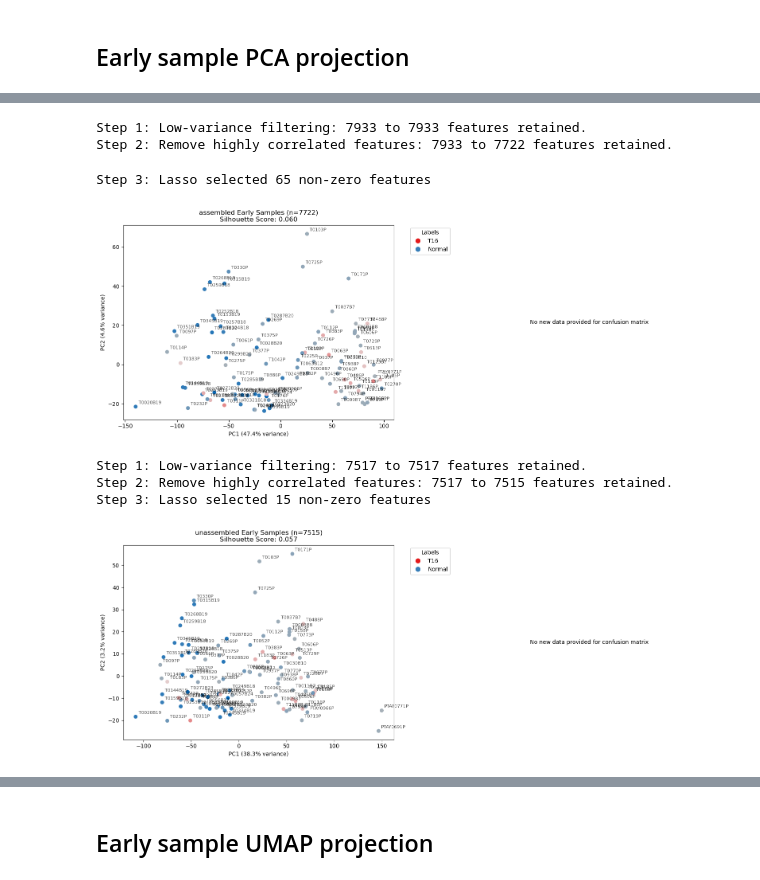
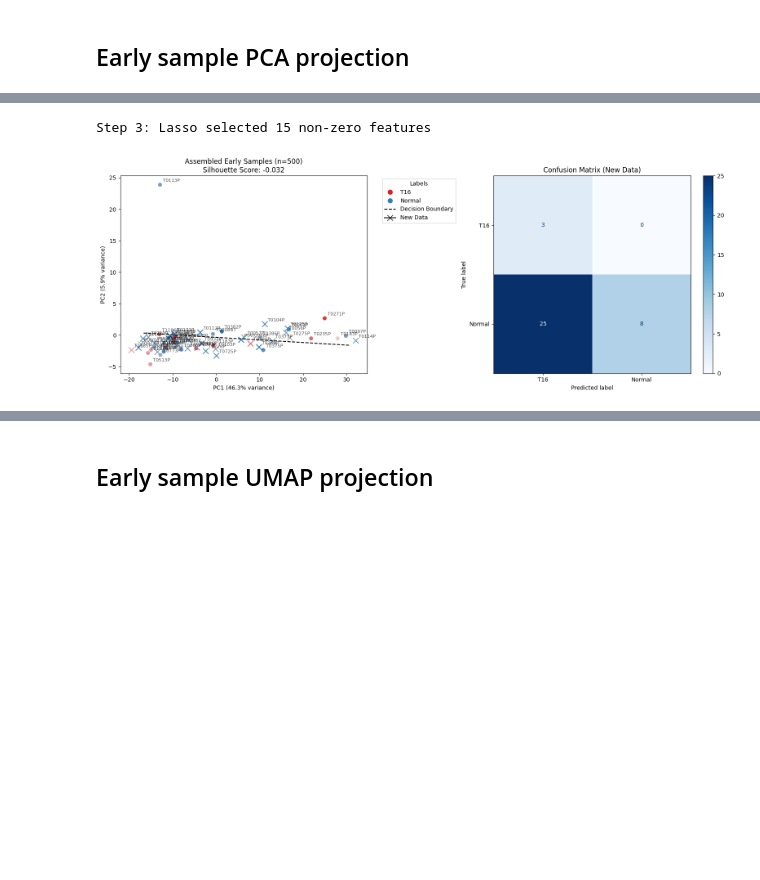
Before and after one commit to vanreality/ml_trisomy_detection, a Jupyter notebook: bin/summary.ipynb, the cells around one changed output, grey strips where cells are left out. Saved outputs shown, nothing was run; the diff lists cells and outputs as text; code cells hidden in the pictures; blank space fills up the shorter version.

Commit message:
Analyze T21 samples and batch effect

```diff
--- a/bin/summary.ipynb
+++ b/bin/summary.ipynb
@@ -424,26 +429,29 @@ def single_pca_svm_plot(df, feature_cols, labels_to_keep, title, new_df=None, pl
     plt.tight_layout()
     plt.show()
 # %%
-for assembly in ['assembled', 'unassembled']:
-    df = dfs['train'][assembly].copy()
+# Early sample projection
+for assembly in ['Assembled', 'Unassembled']:
+# for assembly in ['Assembled']:
+    df = dfs['Train'][assembly].copy()
     early_df = df[df['sample'].isin(early_samples)]
 
     # Filter rows
     labels_to_keep = ['T16', 'Normal']
+    state_to_drop = ['Delivered']
 
     feature_cols = [col for col in df.columns if ':' in col]
 
     # Filter cols
     # Unsupervised feature selection
-    # feature_sorted = pca_feature_selection(df)
+    # feature_sorted = pca_feature_selection(early_df)
     # feature_cols = feature_sorted[:500].tolist()
     # feature_cols = feature_sorted.tolist()
 
     # Supervised feature selection
-    # feature_sorted = lasso_feature_selection(early_df)
-    # feature_cols = feature_sorted[:1000].tolist()
+    feature_sorted = lasso_feature_selection(early_df)
+    feature_cols = feature_sorted[:500].tolist()
 
-    cols = ['sample', 'week', 'label'] + feature_cols
+    cols = ['sample', 'week', 'label', 'state'] + feature_cols
 
     df_to_plot = early_df[cols]
     df_to_plot = df_to_plot[df_to_plot['label'].isin(labels_to_keep)]
@@ -451,8 +459,12 @@ for assembly in ['assembled', 'unassembled']:
     add_df_1 = df[~df['sample'].isin(early_samples)][cols]
     add_df_1 = add_df_1[add_df_1['label'].isin(labels_to_keep)]
 
-    add_df_2 = dfs['val'][assembly][cols]
+    add_df_2 = dfs['Validation'][assembly].copy()[cols]
     add_df_2 = add_df_2[add_df_2['label'].isin(labels_to_keep)]
+    add_df_2 = add_df_2[~add_df_2['state'].isin(state_to_drop)]
 
-    single_pca_plot(df_to_plot, feature_cols, labels_to_keep, f'{assembly} Early Samples', add_df_1, plot_decision_boundary=False)
+    df_to_add = pd.concat([add_df_1, add_df_2])
+
+    single_pca_plot(df_to_plot, feature_cols, labels_to_keep, f'{assembly} 20250118 Samples (Early T16/Normal)', plot_decision_boundary=True)
+    single_pca_plot(df_to_plot, feature_cols, labels_to_keep, f'{assembly} 20250118 Samples Fixed, New Samples Added', df_to_add, plot_decision_boundary=True)
 # %% [output]
@@ -461,8 +477,9 @@ for assembly in ['assembled', 'unassembled']:
 # %%
 # Check randomly sampling as training set
-for assembly in ['assembled', 'unassembled']:
-    df_train = dfs['train'][assembly].copy()
-    df_val = dfs['val'][assembly].copy()
+# for assembly in ['Assembled', 'Unassembled']:
+for assembly in ['Assembled']:
+    df_train = dfs['Train'][assembly].copy()
+    df_val = dfs['Validation'][assembly].copy()
 
     df = pd.concat([df_train, df_val], axis=0)
 
@@ -472,45 +489,41 @@ for assembly in ['assembled', 'unassembled']:
 
     labels_to_keep = ['T16', 'Normal']
     df = df[df['label'].isin(labels_to_keep)]
-    # df = df[df['week'] <= 13]
+    df = df[df['week'] <= 10]
 
     # Balance labels by sampling
     label_counts = df['label'].value_counts()
     min_count = int(label_counts.min()*0.8)
 
     balanced_dfs = []
     for label in labels_to_keep:
         label_df = df[df['label'] == label]
         if len(label_df) > min_count:
             label_df = label_df.sample(n=min_count, random_state=42)
         balanced_dfs.append(label_df)
 
     df_train = pd.concat(balanced_dfs)
     df_val = df[~df['sample'].isin(df_train['sample'])]
 
+    feature_cols = [col for col in df.columns if ':' in col]
+
     # Filter cols
     # Unsupervised feature selection
     # feature_sorted = pca_feature_selection(df_train)
     # feature_cols = feature_sorted[:500].tolist()
     # feature_cols = feature_sorted.tolist()
 
     # Supervised feature selection
     feature_sorted = lasso_feature_selection(df_train)
-    # feature_cols = feature_sorted[:500].tolist()
-    feature_cols = feature_sorted.tolist()
+    feature_cols = feature_sorted[:500].tolist()
+    # feature_cols = feature_sorted.tolist()
 
     cols = ['sample', 'week', 'label'] + feature_cols
 
     df_train = df_train[cols]
     df_val = df_val[cols]
 
-    single_pca_plot(df, feature_cols, labels_to_keep, f'{assembly} Early Samples', plot_decision_boundary=False)
+    single_pca_plot(df_train, feature_cols, labels_to_keep, f'{assembly} Early Samples', df_val, plot_decision_boundary=True)
 # %% [output]
-Step 1: Low-variance filtering: 7933 to 7933 features retained.
-Step 2: Remove highly correlated features: 7933 to 7722 features retained.
+Step 3: Lasso selected 15 non-zero features
-Step 3: Lasso selected 65 non-zero features
-[figure, old version]
+[figure, new version]
-Step 1: Low-variance filtering: 7517 to 7517 features retained.
-Step 2: Remove highly correlated features: 7517 to 7515 features retained.
-Step 3: Lasso selected 15 non-zero features
-[figure, removed]
```
Also changed, not shown: parts of 18 cells of this notebook.
